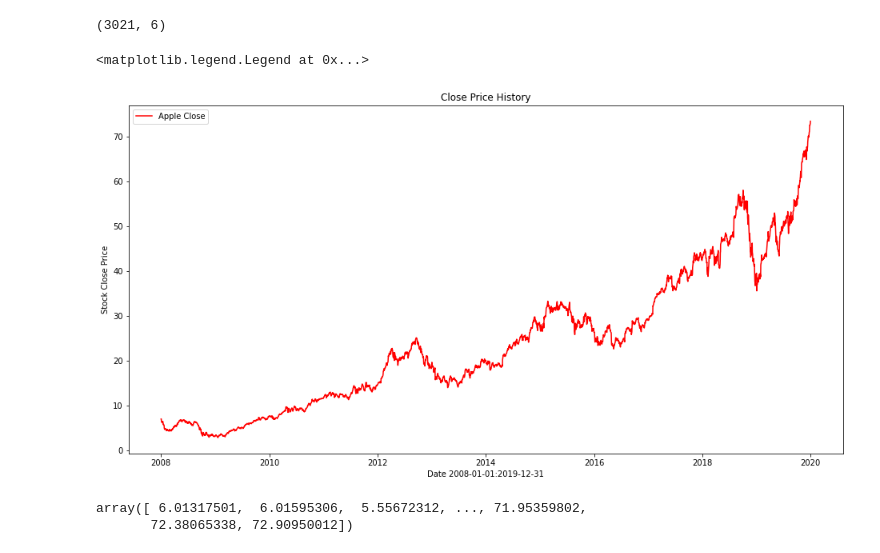
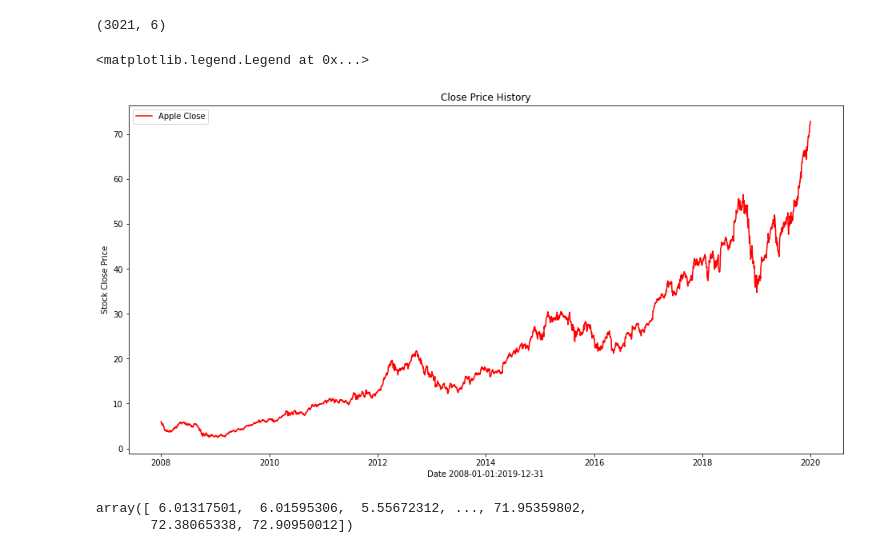
Before and after one commit to zlibutmatthew/Stock-Prediction-SVM, a Jupyter notebook: SVM_Stock_Prediction.ipynb, the cells around one changed output. Cells and saved outputs as stored; diff of their text form; code cells hidden in the pictures.

```diff
--- a/SVM_Stock_Prediction.ipynb
+++ b/SVM_Stock_Prediction.ipynb
@@ -78,14 +78,14 @@ df_dow.shape
 # %%
 #Visualize the closing prince of the Apple stock.
 plt.figure(figsize=(16,8))
 plt.title('Close Price History')
-plt.plot(df['Close'], 'r', label='Apple Close')
+plt.plot(df['Adj Close'], 'r', label='Apple Close')
 # plt.plot(df_nas['Close'], 'b', label='NASDAQ Close')
 # plt.plot(df_dow['Close'], 'g', label='Dow Close')
 plt.xlabel('Date 2008-01-01:2019-12-31')
 plt.ylabel('Stock Close Price')
 plt.legend()
 # %% [output]
 <matplotlib.legend.Legend at 0x...>
-[figure, old version]
+[figure, new version]
 # %%
```
Also changed, not shown: parts of 16 cells of this notebook.
